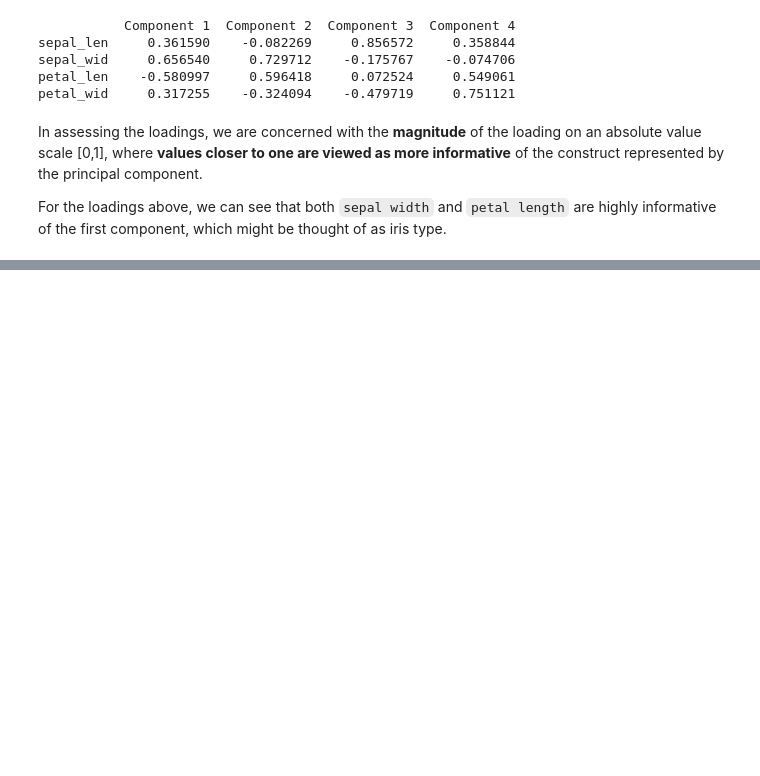
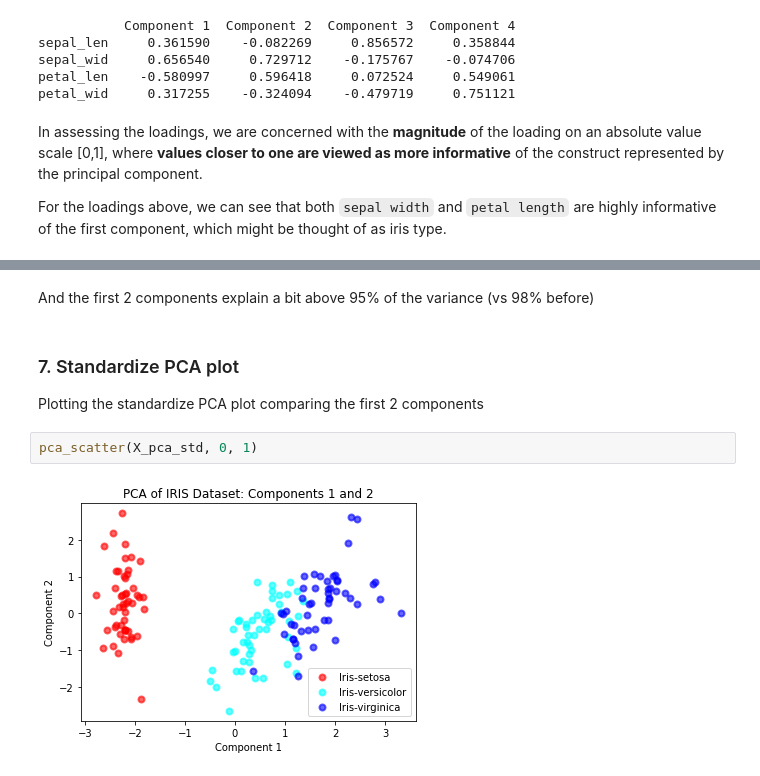
Before and after one commit to FabG/dimred, a Jupyter notebook: dimred/notebooks/pca_lda_iris.ipynb, the cells around one changed output, grey strips where cells are left out. Cells and saved outputs as stored; diff of their text form; blank space fills up the shorter version.

```diff
--- a/dimred/notebooks/pca_lda_iris.ipynb
+++ b/dimred/notebooks/pca_lda_iris.ipynb
@@ -270,0 +313,9 @@ For the loadings above, we can see that both `sepal width` and `petal length` ar
+# %% [markdown]
+And the first 2 components explain a bit above 95% of the variance (vs 98% before)
+# %% [markdown]
+### 7. Standardize PCA plot
+Plotting the standardize PCA plot comparing the first 2 components
+# %%
+pca_scatter(X_pca_std, 0, 1)
+# %% [output]
+[figure, added]
```
Also changed, not shown: parts of 16 cells of this notebook, 4 other files.
